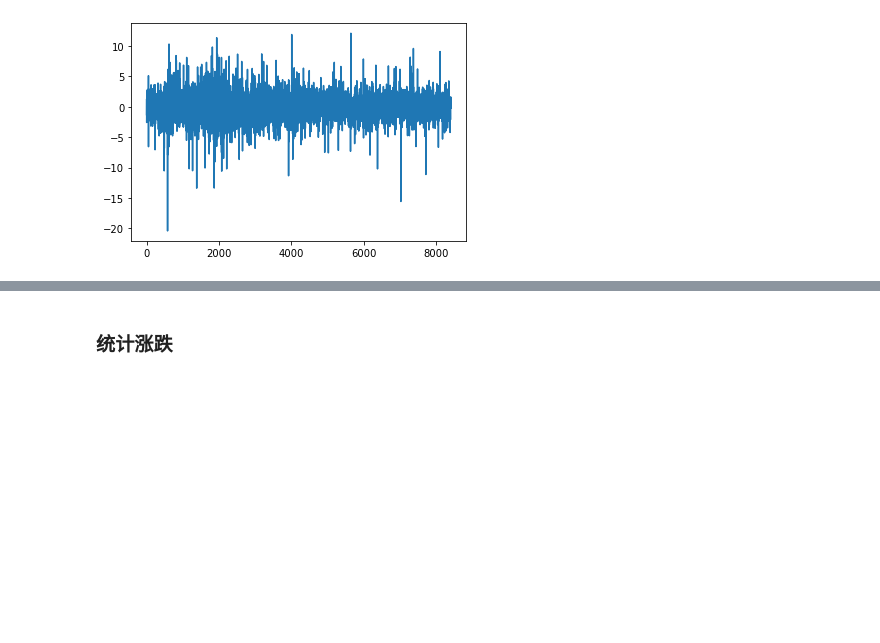
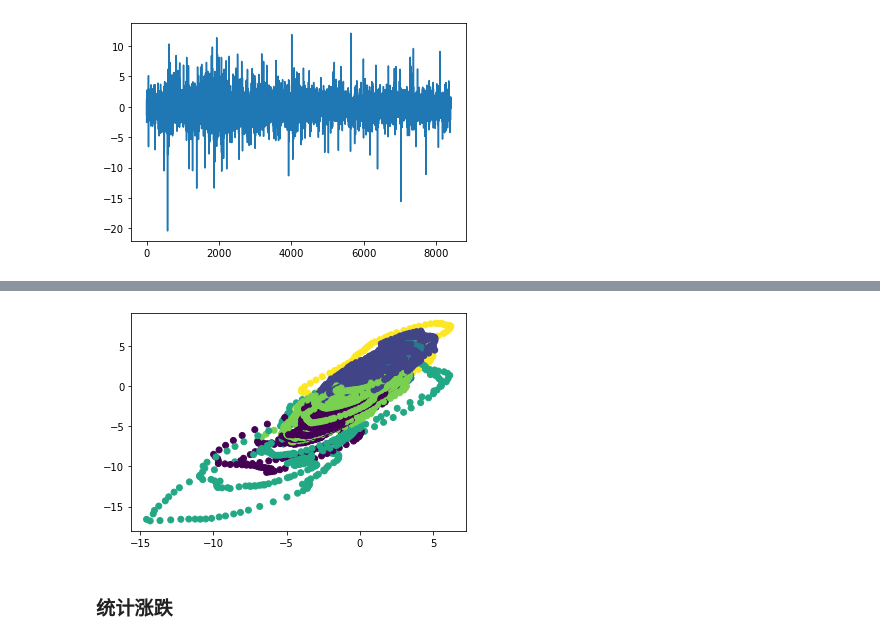
Before and after one commit to nuswgg/quants_qa, a Jupyter notebook: python/Py Quant Trading Practise/测试RB.ipynb, the cells around one changed output, grey strips where cells are left out. Cells and saved outputs as stored; diff of their text form; code cells hidden in the pictures; blank space fills up the shorter version.

```diff
--- a/python/Py Quant Trading Practise/测试RB.ipynb
+++ b/python/Py Quant Trading Practise/测试RB.ipynb
@@ -1333,3 +1773,8 @@ rr.shape[0]
+# %%
+plt.scatter(data[:, 1], data[:, 2], c=labels)
+plt.show()
+# %% [output]
+[figure, added]
 # %% [markdown]
 ### 统计涨跌
 # %%
```
Also changed, not shown: parts of 52 cells of this notebook, 1 other file.
